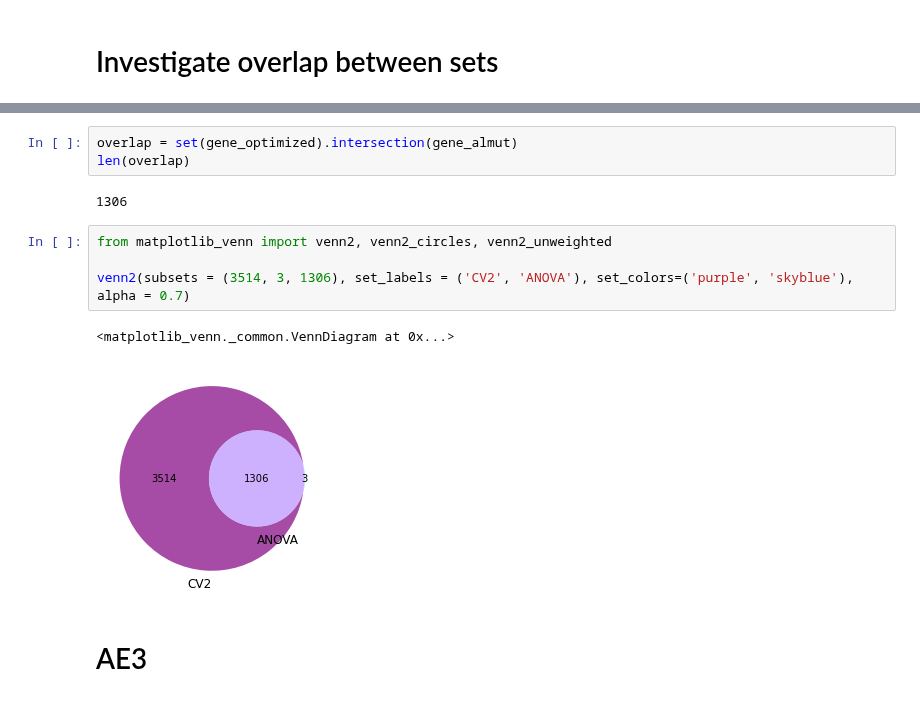
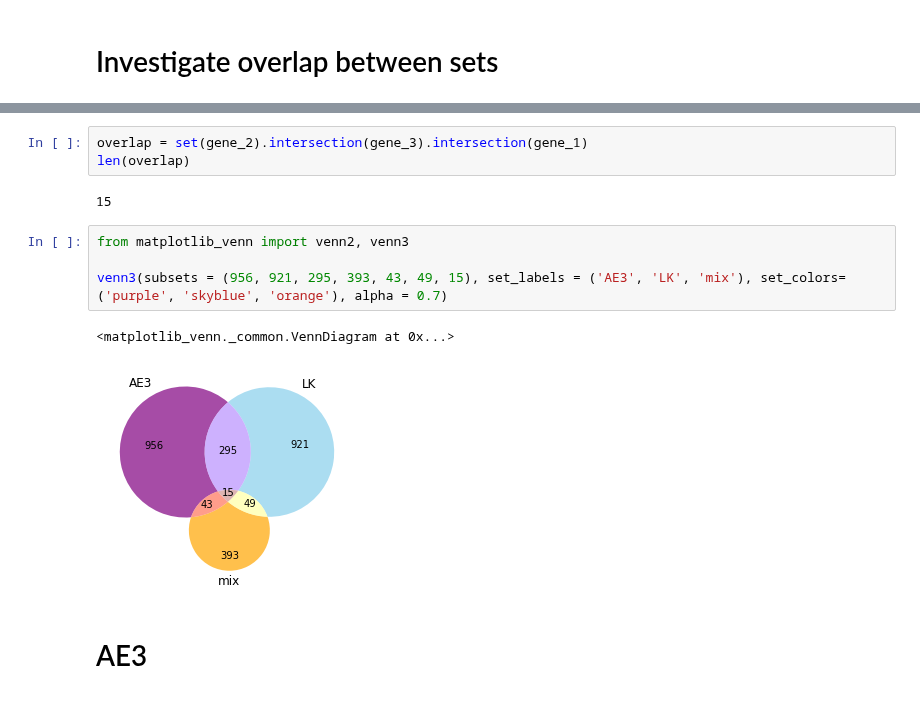
Before and after one commit to alexiaDorm/Memory_genes, a Jupyter notebook: src/prediction/Prediction.ipynb, the cells around one changed output, grey strips where cells are left out. Cells and saved outputs as stored; diff of their text form.

```diff
--- a/src/prediction/Prediction.ipynb
+++ b/src/prediction/Prediction.ipynb
@@ -28,15 +44,15 @@ print(len(gene_almut), len(gene_optimized))
 # %%
-overlap = set(gene_optimized).intersection(gene_almut)
+overlap = set(gene_2).intersection(gene_3).intersection(gene_1)
 len(overlap)
 # %% [output]
-1306
+15
 # %%
-from matplotlib_venn import venn2, venn2_circles, venn2_unweighted
+from matplotlib_venn import venn2, venn3
 
-venn2(subsets = (3514, 3, 1306), set_labels = ('CV2', 'ANOVA'), set_colors=('purple', 'skyblue'), alpha = 0.7)
+venn3(subsets = (956, 921, 295, 393, 43, 49, 15), set_labels = ('AE3', 'LK', 'mix'), set_colors=('purple', 'skyblue', 'orange'), alpha = 0.7)
 # %% [output]
 <matplotlib_venn._common.VennDiagram at 0x...>
-[figure, old version]
+[figure, new version]
 # %% [markdown]
 # AE3
 # %%
```
Also changed, not shown: parts of 6 cells of this notebook, 16 other files.
